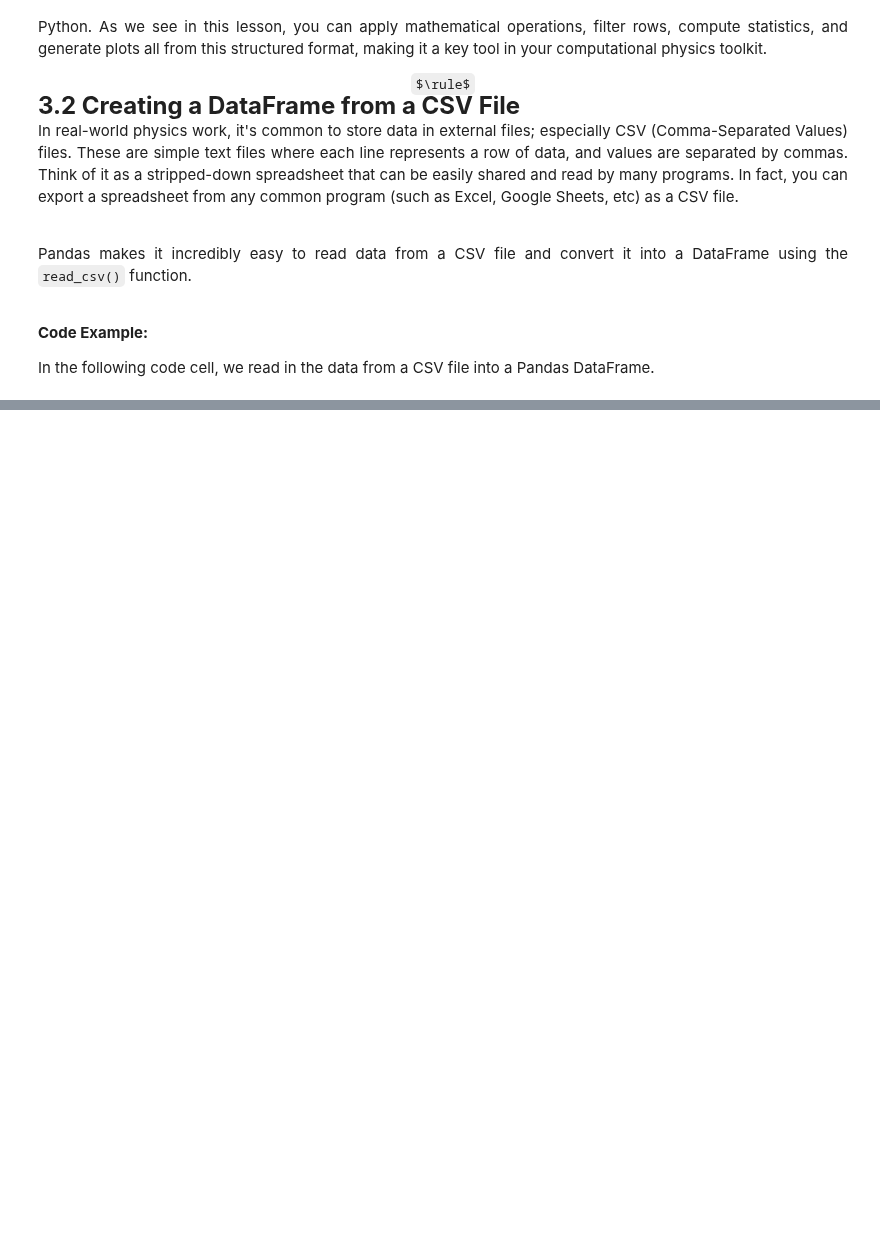
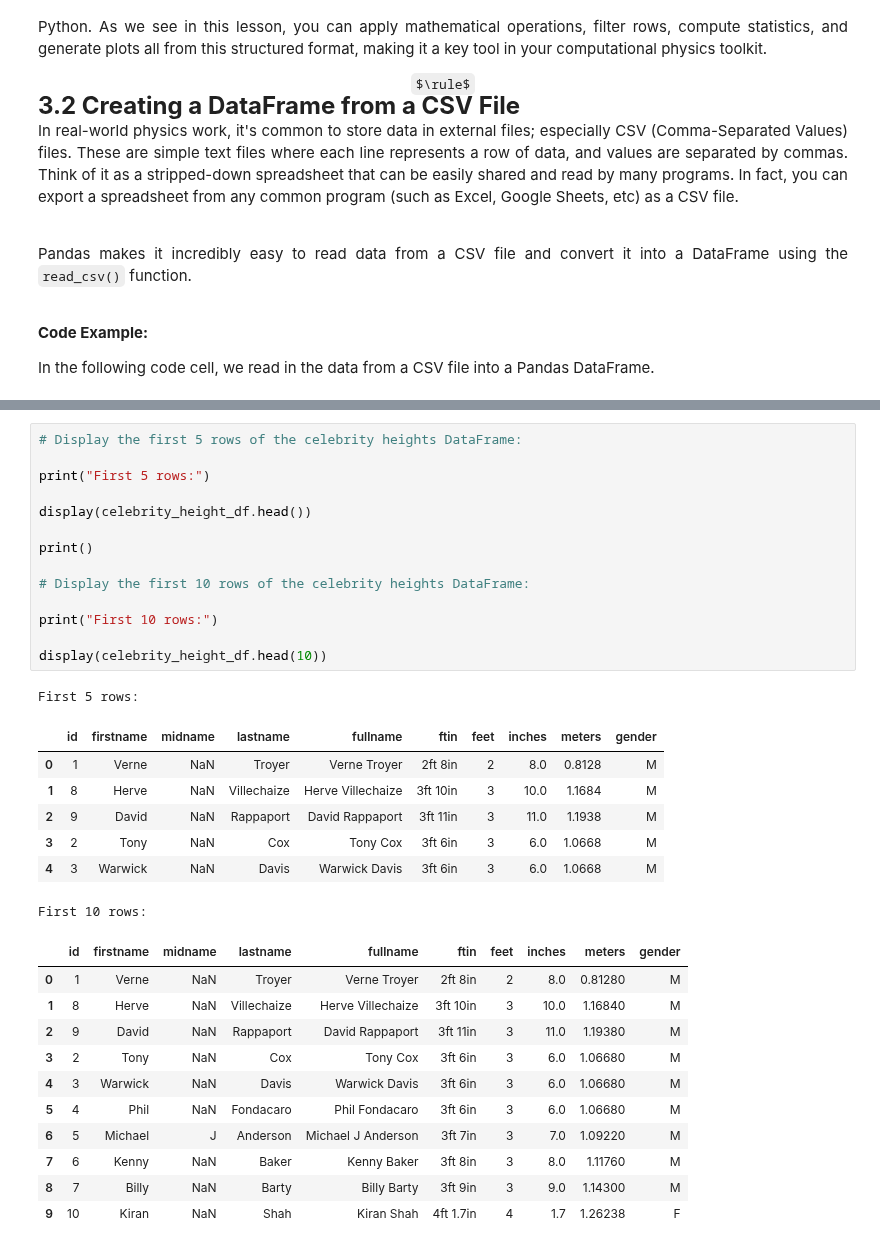
Before and after one commit to dr-bankert-augustana/PHYS_200, a Jupyter notebook: Lessons/Module_1/PHYS_200_Lesson_1_4.ipynb, the cells around one changed output, grey strips where cells are left out. Drawn from its saved outputs; the diff is of its cells as text; some formulas as TeX source; blank space fills up the shorter version.

```diff
--- a/Lessons/Module_1/PHYS_200_Lesson_1_4.ipynb
+++ b/Lessons/Module_1/PHYS_200_Lesson_1_4.ipynb
@@ -185,0 +304,34 @@ HTTPError: HTTP Error 404: Not Found
+# %%
+# Display the first 5 rows of the celebrity heights DataFrame:
+
+print("First 5 rows:")
+
+display(celebrity_height_df.head())
+
+print()
+
+# Display the first 10 rows of the celebrity heights DataFrame:
+
+print("First 10 rows:")
+
+display(celebrity_height_df.head(10))
+# %% [output]
+First 5 rows:
+|  | id | firstname | midname | lastname | fullname | ftin | feet | inches | meters | gender |
+| 0 | 1 | Verne | NaN | Troyer | Verne Troyer | 2ft 8in | 2 | 8.0 | 0.8128 | M |
+| 1 | 8 | Herve | NaN | Villechaize | Herve Villechaize | 3ft 10in | 3 | 10.0 | 1.1684 | M |
+| 2 | 9 | David | NaN | Rappaport | David Rappaport | 3ft 11in | 3 | 11.0 | 1.1938 | M |
+| 3 | 2 | Tony | NaN | Cox | Tony Cox | 3ft 6in | 3 | 6.0 | 1.0668 | M |
+| 4 | 3 | Warwick | NaN | Davis | Warwick Davis | 3ft 6in | 3 | 6.0 | 1.0668 | M |
+First 10 rows:
+|  | id | firstname | midname | lastname | fullname | ftin | feet | inches | meters | gender |
+| 0 | 1 | Verne | NaN | Troyer | Verne Troyer | 2ft 8in | 2 | 8.0 | 0.81280 | M |
+| 1 | 8 | Herve | NaN | Villechaize | Herve Villechaize | 3ft 10in | 3 | 10.0 | 1.16840 | M |
+| 2 | 9 | David | NaN | Rappaport | David Rappaport | 3ft 11in | 3 | 11.0 | 1.19380 | M |
+| 3 | 2 | Tony | NaN | Cox | Tony Cox | 3ft 6in | 3 | 6.0 | 1.06680 | M |
+| 4 | 3 | Warwick | NaN | Davis | Warwick Davis | 3ft 6in | 3 | 6.0 | 1.06680 | M |
+| 5 | 4 | Phil | NaN | Fondacaro | Phil Fondacaro | 3ft 6in | 3 | 6.0 | 1.06680 | M |
+| 6 | 5 | Michael | J | Anderson | Michael J Anderson | 3ft 7in | 3 | 7.0 | 1.09220 | M |
+| 7 | 6 | Kenny | NaN | Baker | Kenny Baker | 3ft 8in | 3 | 8.0 | 1.11760 | M |
+| 8 | 7 | Billy | NaN | Barty | Billy Barty | 3ft 9in | 3 | 9.0 | 1.14300 | M |
+| 9 | 10 | Kiran | NaN | Shah | Kiran Shah | 4ft 1.7in | 4 | 1.7 | 1.26238 | F |
```
Also changed, not shown: parts of 19 cells of this notebook.
